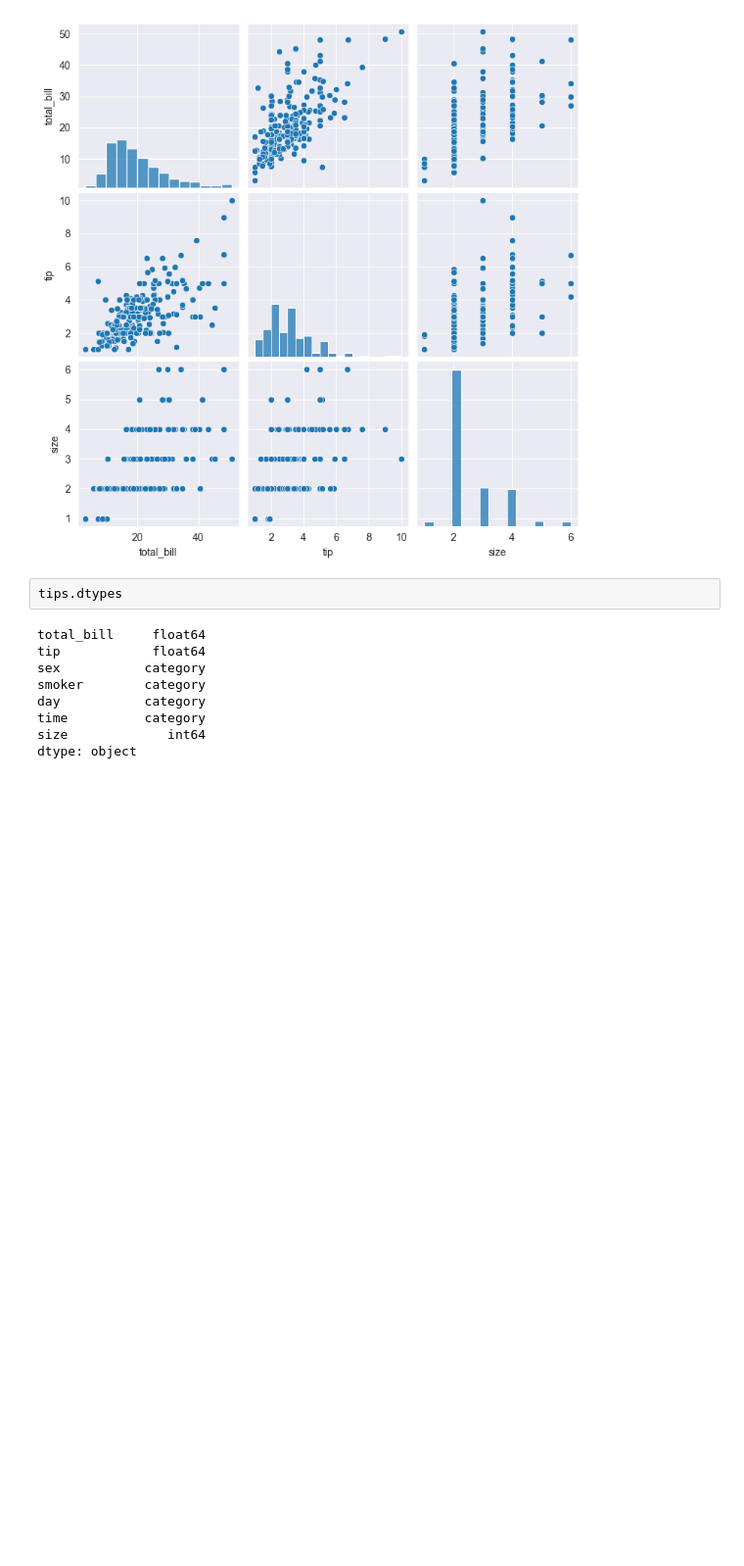
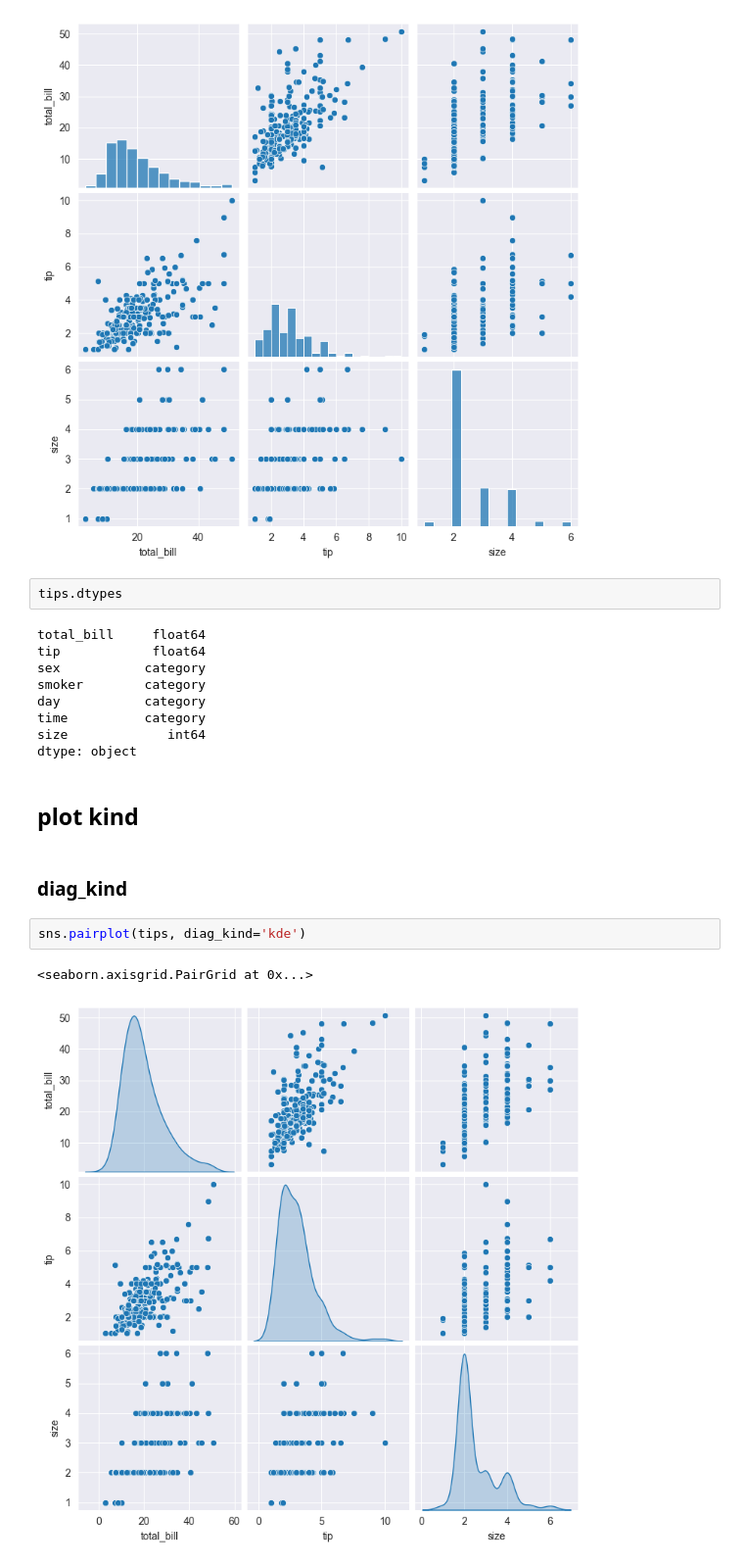
Before and after one commit to JOMYYYYYY/seaborn-projects, a Jupyter notebook: pairplot.ipynb, the cells around one changed output. Shown at 98% size. Drawn from its saved outputs; the diff is of its cells as text; blank space fills up the shorter version.

Commit message:
finished pairPlot

```diff
--- a/pairplot.ipynb
+++ b/pairplot.ipynb
@@ -40,3 +40,12 @@ day           category
 time          category
 size             int64
 dtype: object
+# %% [markdown]
+## plot kind
+# %% [markdown]
+### diag_kind
+# %%
+sns.pairplot(tips, diag_kind='kde')
+# %% [output]
+<seaborn.axisgrid.PairGrid at 0x...>
+[figure, added]
```
Also changed, not shown: parts of 27 cells of this notebook.
